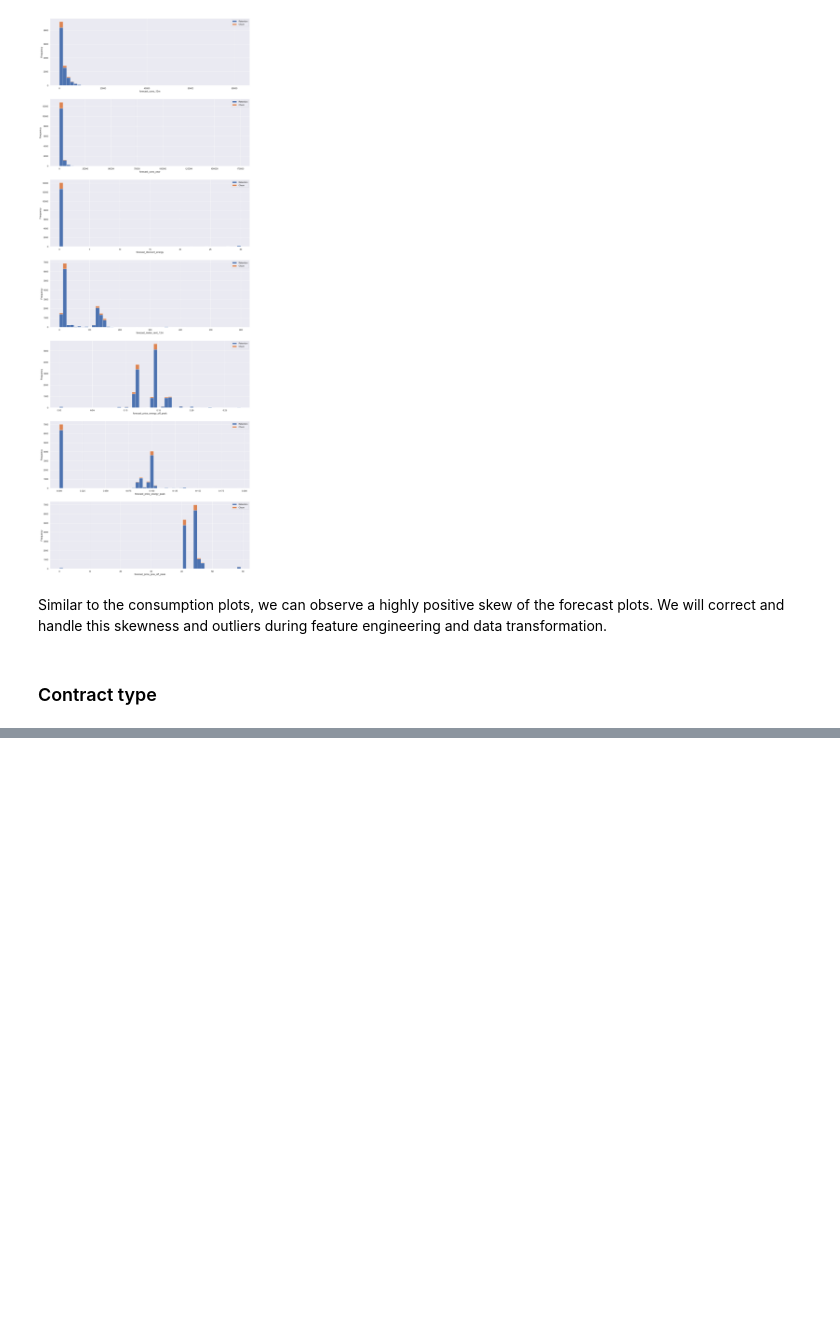
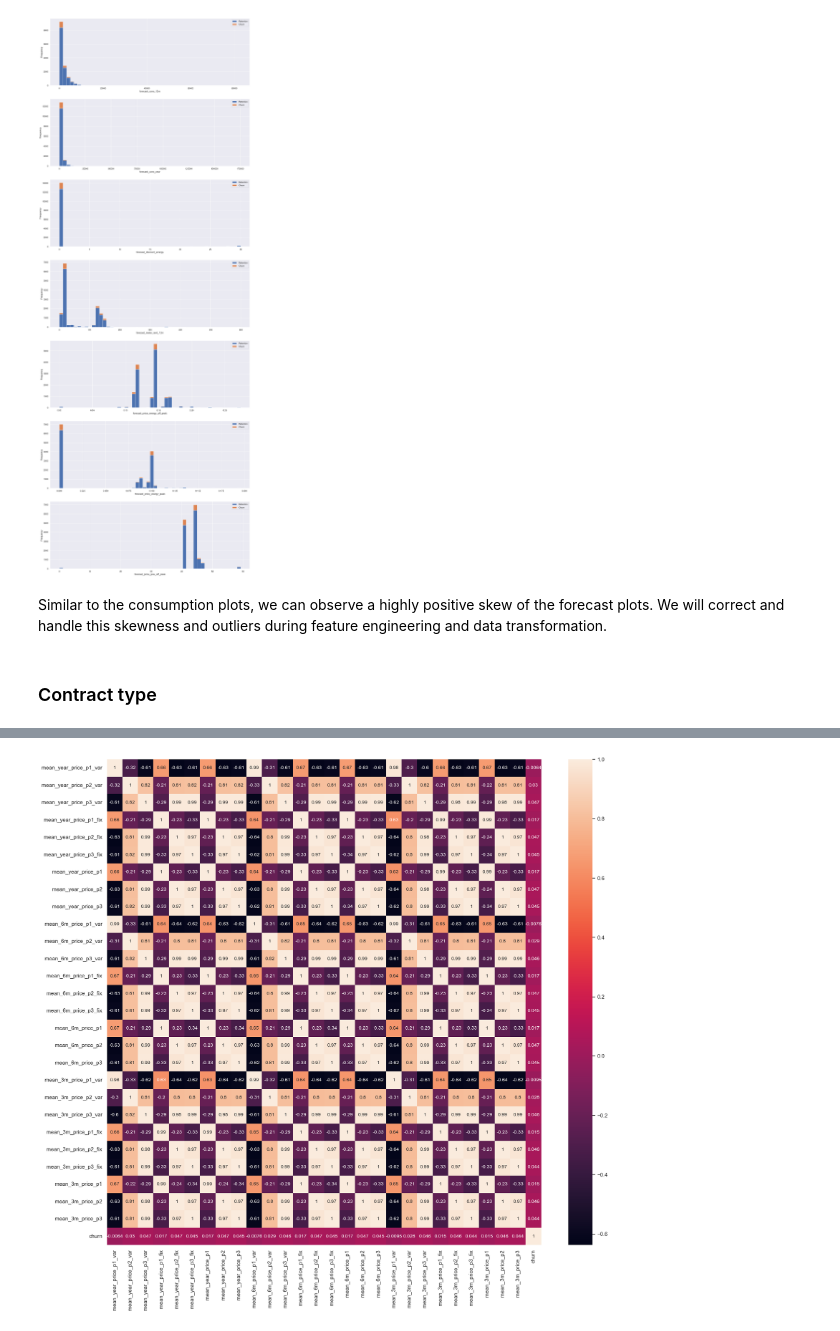
Before and after one commit to lawalsegun2025/forage_projects, a Jupyter notebook: 001_BCG_GAMMA_customer_churn_prediction/2_eda/notebook/eda_starter.ipynb, the cells around one changed output, grey strips where cells are left out. Saved outputs shown, nothing was run; the diff lists cells and outputs as text; code cells hidden in the pictures; blank space fills up the shorter version.

```diff
--- a/001_BCG_GAMMA_customer_churn_prediction/2_eda/notebook/eda_starter.ipynb
+++ b/001_BCG_GAMMA_customer_churn_prediction/2_eda/notebook/eda_starter.ipynb
@@ -424,0 +438,5 @@ plot_stacked_bars(origin_percentage, "Origin contract/offer")
+# %%
+# Create mean average data for last year, 6 months and 3 months
+mean_year = price_df.groupby(["id"]).mean(numeric_only=True).reset_index()
+mean_6m = price_df[price_df["price_date"] > '2015-06-30'].groupby(["id"]).mean(numeric_only=True).reset_index()
+mean_3m = price_df[price_df["price_date"] > '2015-09-30'].groupby(["id"]).mean(numeric_only=True).reset_index()
@@ -424,0 +477,21 @@ plot_stacked_bars(origin_percentage, "Origin contract/offer")
+# %%
+# Combine into a single dataframe for mean of last 3 months
+mean_3m = mean_3m.rename(
+    columns={
+        'price_off_peak_var': "mean_3m_price_p1_var",
+        'price_peak_var': "mean_3m_price_p2_var",
+        'price_mid_peak_var': "mean_3m_price_p3_var",
+        'price_off_peak_fix': "mean_3m_price_p1_fix",
+        'price_peak_fix': "mean_3m_price_p2_fix",
+        'price_mid_peak_fix': "mean_3m_price_p3_fix",
+    }
+
+)
+
+mean_3m["mean_3m_price_p1"] = mean_3m["mean_3m_price_p1_var"] + mean_3m["mean_3m_price_p1_fix"]
+mean_3m["mean_3m_price_p2"] = mean_3m["mean_3m_price_p2_var"] + mean_3m["mean_3m_price_p2_fix"]
+mean_3m["mean_3m_price_p3"] = mean_3m["mean_3m_price_p3_var"] + mean_3m["mean_3m_price_p3_fix"]
+# %%
+# Merge the 3 created mean prices dataframes into 1 dataframe
+price_features = pd.merge(mean_year, mean_6m, on='id')
+price_features = pd.merge(price_features, mean_3m, on='id')
@@ -424,0 +532,3 @@ plot_stacked_bars(origin_percentage, "Origin contract/offer")
+# %%
+price_analysis = pd.merge(price_features, client_df[["id", "churn"]],on="id")
+price_analysis
@@ -424,0 +549,8 @@ plot_stacked_bars(origin_percentage, "Origin contract/offer")
+# %%
+# Create a corelation DataFrame
+corr =  price_analysis.corr(numeric_only=True)
+# Plot correlation
+plt.figure(figsize=(20,18))
+sns.heatmap(corr, annot=True, annot_kws={'size':10});
+# %% [output]
+[figure, added]
```
Also changed, not shown: parts of 45 cells of this notebook.
